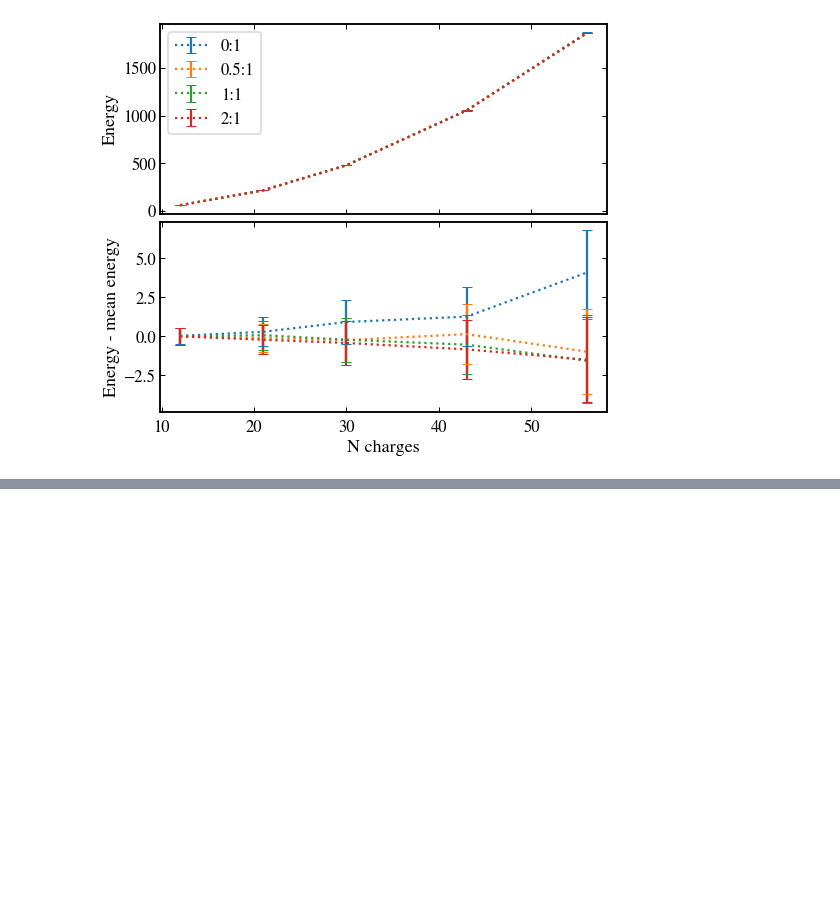
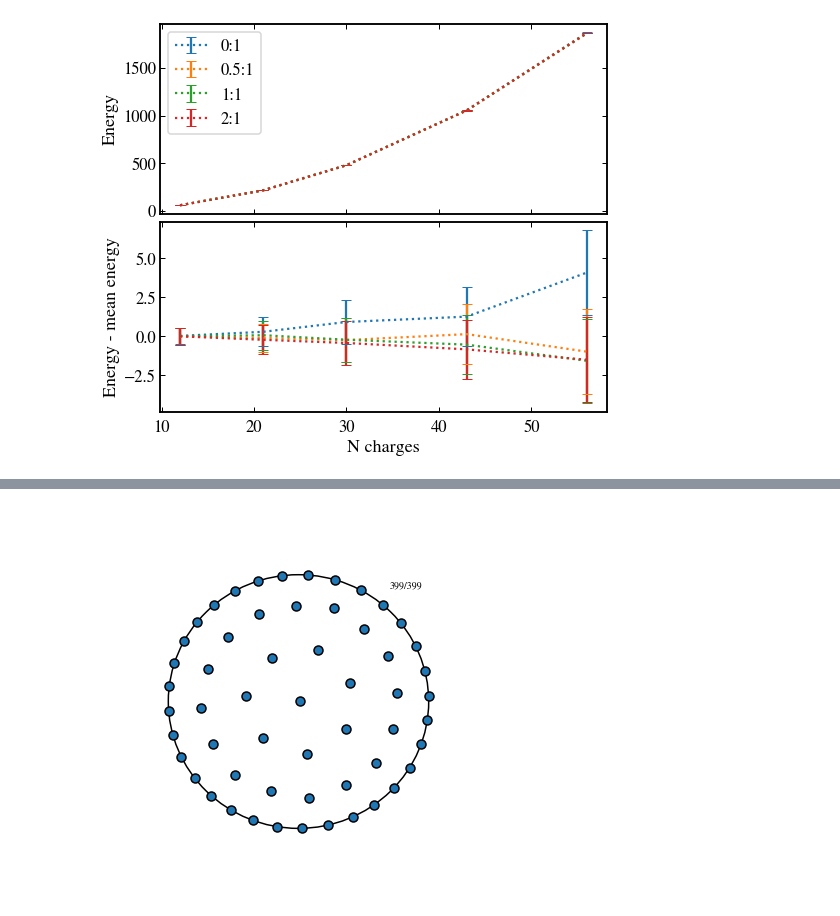
Before and after one commit to jasperw1999/SA-ChargeConfig, a Jupyter notebook: full_notbook.ipynb, the cells around one changed output, grey strips where cells are left out. Drawn from its saved outputs; the diff is of its cells as text; code cells hidden in the pictures; blank space fills up the shorter version.

```diff
--- a/full_notbook.ipynb
+++ b/full_notbook.ipynb
@@ -47,10 +4,16 @@ Figures:
 # %%
 def cooling_logistic(steps, B=7, vu=5, M=5):
+    """
+    Returns an array with temperature following a logistic curve
+    """
     i = np.linspace(10, 1, steps)
     T = 1 / (1 + np.exp(- B * (i - M)) ** (1 / vu))
     return T
 
 def cooling_exponential(steps, T_init=1, constant=0.965):
+    """
+    Returns an array with temperature following a exponential curve
+    """
     T = np.zeros(steps)
     for i in range(steps):
         T[i] = T_init*pow(constant,i)
@@ -379,41 +367,47 @@ plt.show()
 # %%
-# n_charges = 56
-# rs = RunSimulation(
-#     n_charges,
-#     circle_radius,
-#     n_steps,
-#     stepsize_init,
-#     stepsize_final,
-#     random_influence,
-#     force_influence,
-#     temperature
-# )
-# final_pos = rs.run()
+"""
+Create an mp4 of the whole process.
+"""
+
+n_charges = 56
+rs = RunSimulation(
+    n_charges,
+    circle_radius,
+    n_steps,
+    stepsize_init,
+    stepsize_final,
+    random_influence,
+    force_influence,
+    temperature
+)
+final_pos = rs.run()
 
 
-# frames = 400
-# sec = 15
-# pos_animate = rs.pos_history[::n_steps//frames]
-# fig, ax = plt.subplots(figsize=(7, 7))
-# plt.box(False)
-# plot = ax.scatter(pos_animate[0, :, 0], pos_animate[0, :, 1], edgecolors='k', zorder=1)
-# text = ax.text(0.7, 0.9, '', fontsize=10)
-# circle = plt.Circle((0, 0), 1, fill=False, zorder=-1)
-# plt.gca().add_patch(circle)
-# plt.xticks([])
-# plt.yticks([])
-# ax.set(xlim=(-1.5, 1.5), ylim=(-1.5, 1.5))
+frames = 400
+sec = 15
+pos_animate = rs.pos_history[::n_steps//frames]
+fig, ax = plt.subplots(figsize=(7, 7))
+plt.box(False)
+plot = ax.scatter(pos_animate[0, :, 0], pos_animate[0, :, 1], edgecolors='k', zorder=1)
+text = ax.text(0.7, 0.9, '', fontsize=10)
+circle = plt.Circle((0, 0), 1, fill=False, zorder=-1)
+plt.gca().add_patch(circle)
+plt.xticks([])
+plt.yticks([])
+ax.set(xlim=(-1.5, 1.5), ylim=(-1.5, 1.5))
 
-# def anim_func(i):
-#     plot.set_offsets(pos_animate[i])
-#     text.set_text(f'{i}/{frames - 1}')
-#     return plot
+def anim_func(i):
+    plot.set_offsets(pos_animate[i])
+    text.set_text(f'{i}/{frames - 1}')
+    return plot
 
-# animation = FuncAnimation(
-#     fig,
-#     anim_func,
-#     frames=frames,
-#     interval=sec / frames * 1e3,
-#     save_count=frames
-# )
-# animation.save(f'56movie.mp4', dpi=500)
+animation = FuncAnimation(
+    fig,
+    anim_func,
+    frames=frames,
+    interval=sec / frames * 1e3,
+    save_count=frames
+)
+animation.save(f'56movie.mp4', dpi=500)
+# %% [output]
+[figure, added]
```
Also changed, not shown: parts of 14 cells of this notebook, 22 other files.
